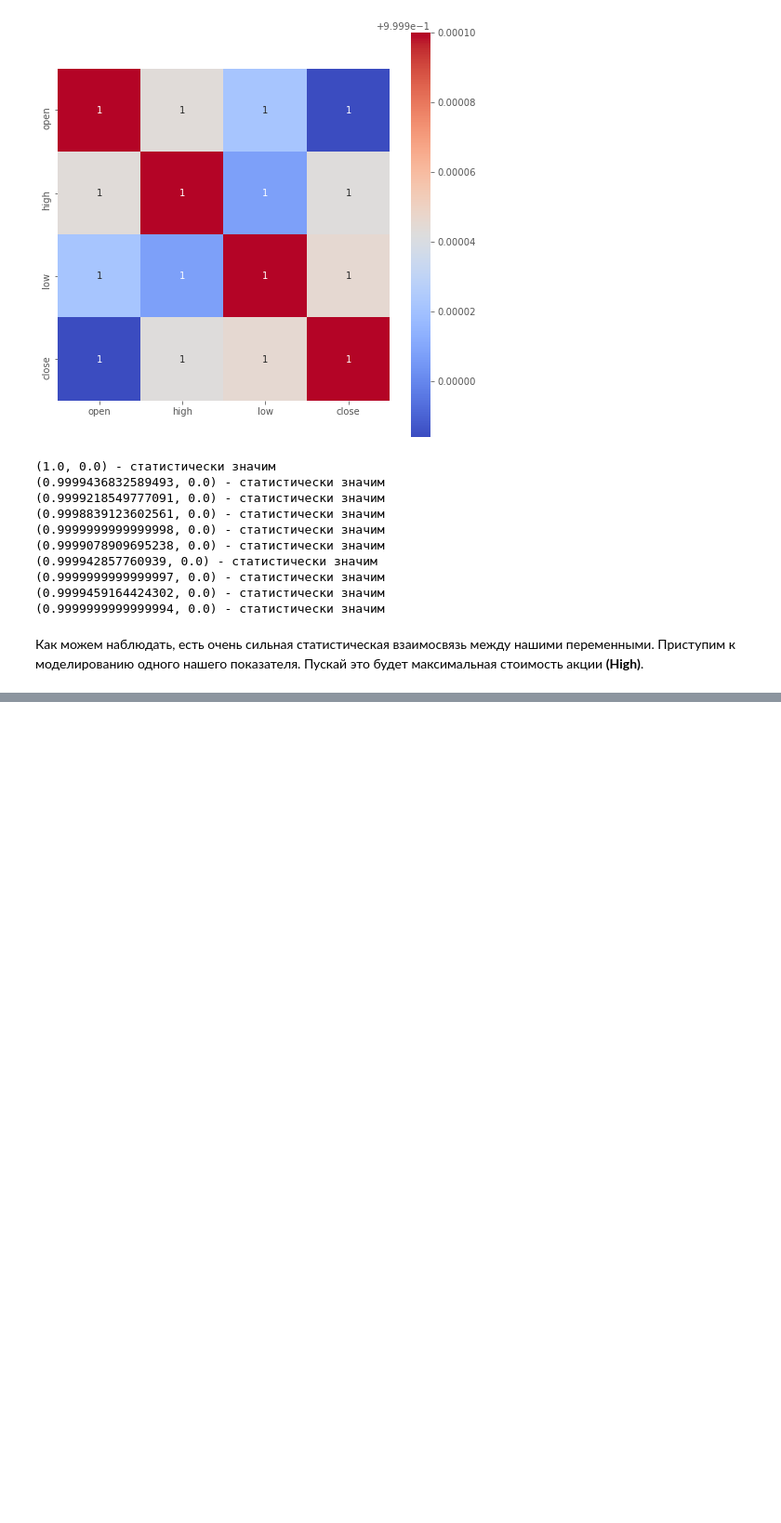
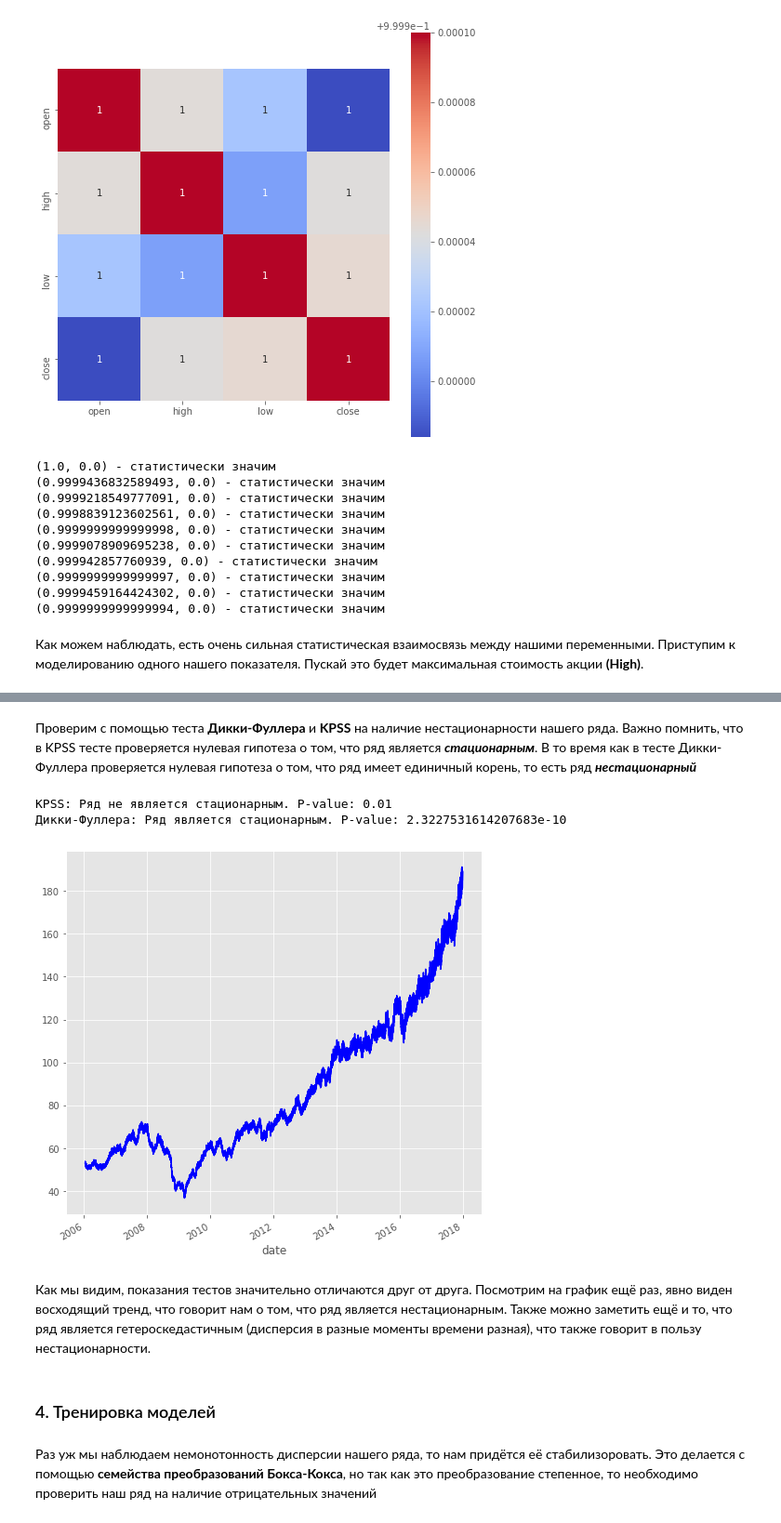
Before and after one commit to LuxAeterna311/DS-researches, a Jupyter notebook: Stocks analysis.ipynb, the cells around one changed output, grey strips where cells are left out. Shown: that part at 93% size. Cells and saved outputs as stored; diff of their text form; code cells hidden in the pictures; blank space fills up the shorter version.

```diff
--- a/Stocks analysis.ipynb
+++ b/Stocks analysis.ipynb
@@ -415,0 +377,34 @@ price_df["high"].rolling(300).mean().plot(color = "blue")
+# %% [markdown]
+Проверим с помощью теста **Дикки-Фуллера** и **KPSS** на наличие нестационарности нашего ряда. Важно помнить, что в KPSS тесте проверяется нулевая гипотеза о том, что ряд является ***стационарным***. В то время как в тесте Дикки-Фуллера проверяется нулевая гипотеза о том, что ряд имеет единичный корень, то есть ряд ***нестационарный***
+# %%
+import statsmodels.tsa as ts
+
+values = ts.stattools.kpss(price_df["high"])
+p_value = values[1]
+
+
+if p_value < 0.05:
+    print("KPSS: Ряд не является стационарным. P-value: {}".format(p_value))
+else:
+    print("KPSS: Ряд является стационарным. P-value: {}".format(p_value))
+
+values = ts.stattools.adfuller(price_df["high"])
+p_value = values[1]
+
+if p_value < 0.05:
+    print("Дикки-Фуллера: Ряд является стационарным. P-value: {}".format(p_value))
+else:
+    print("Дикки-Фуллера: Ряд не является стационарным. P-value: {}".format(p_value))
+# %% [output]
+KPSS: Ряд не является стационарным. P-value: 0.01
+Дикки-Фуллера: Ряд является стационарным. P-value: 2.3227531614207683e-10
+# %%
+price_df["high"].rolling(300).mean().plot(color = "blue");
+# %% [output]
+[figure, added]
+# %% [markdown]
+Как мы видим, показания тестов значительно отличаются друг от друга. Посмотрим на график ещё раз, явно виден восходящий тренд, что говорит нам о том, что ряд является нестационарным. Также можно заметить ещё и то, что ряд является гетероскедастичным (дисперсия в разные моменты времени разная), что также говорит в пользу нестационарности.
+# %% [markdown]
+### 4. Тренировка моделей
+# %% [markdown]
+Раз уж мы наблюдаем немонотонность дисперсии нашего ряда, то нам придётся её стабилизоровать. Это делается с помощью **семейства преобразований Бокса-Кокса**, но так как это преобразование степенное, то необходимо проверить наш ряд на наличие отрицательных значений
```
Also changed, not shown: parts of 26 cells of this notebook.
